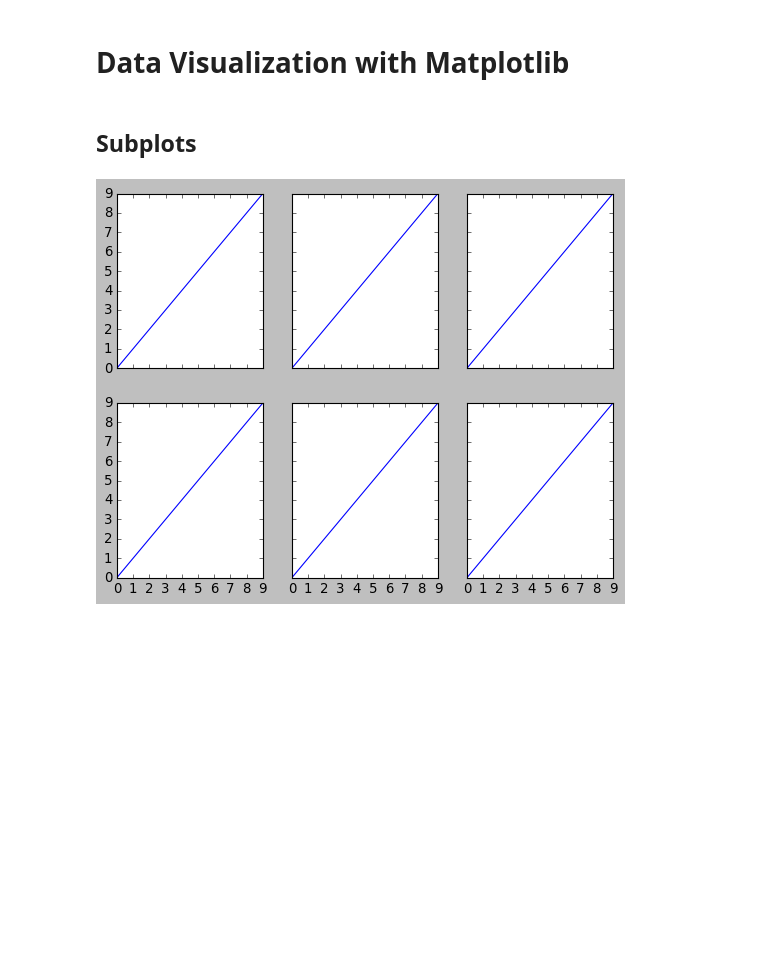
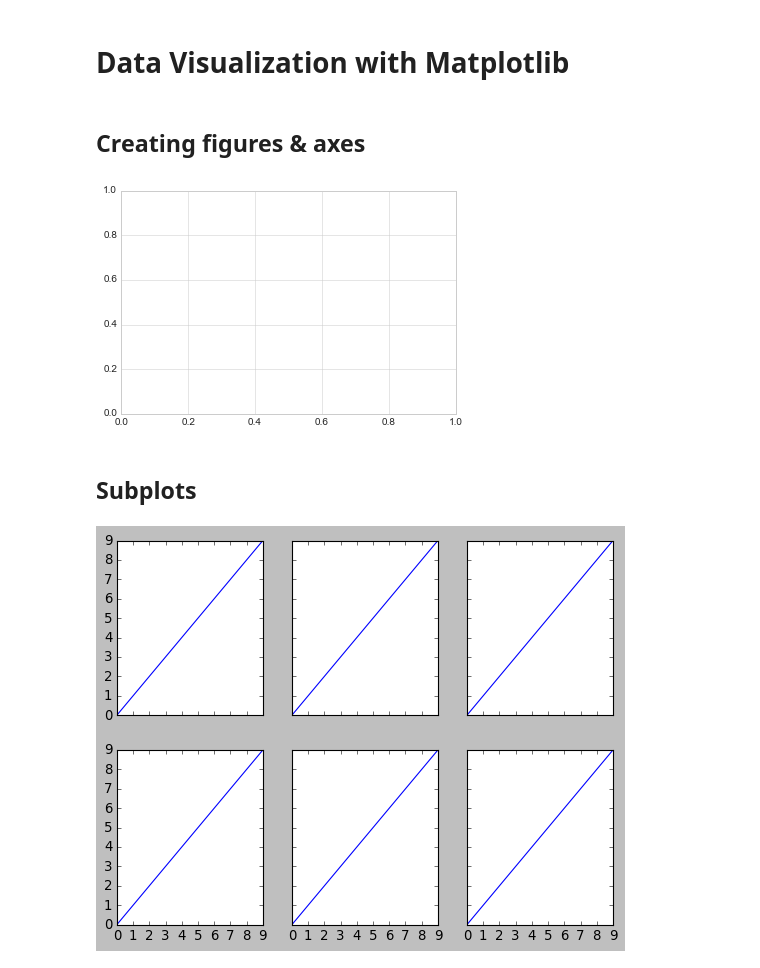
Before and after one commit to nyangweso-rodgers/programming-with-python, a Jupyter notebook: Data_Analytics_with_Python/Python_Modules_for_Analytics/Matplotlib.ipynb, the cells around one changed output. Drawn from its saved outputs; the diff is of its cells as text; code cells hidden in the pictures; blank space fills up the shorter version.

```diff
--- a/Data_Analytics_with_Python/Python_Modules_for_Analytics/Matplotlib.ipynb
+++ b/Data_Analytics_with_Python/Python_Modules_for_Analytics/Matplotlib.ipynb
@@ -9,3 +8,14 @@ plt.style.use('classic')
+# %% [markdown]
+## Creating figures & axes
+# %%
+# Setting classic stype
+plt.style.use('seaborn-whitegrid') # you can to: classic
+
+# start by creating figures and axes
+fig = plt.figure()
+ax = plt.axes()
+# %% [output]
+[figure, added]
 # %% [markdown]
 ## Subplots
 # %%
```
Also changed, not shown: parts of 29 cells of this notebook, 2 other files.
